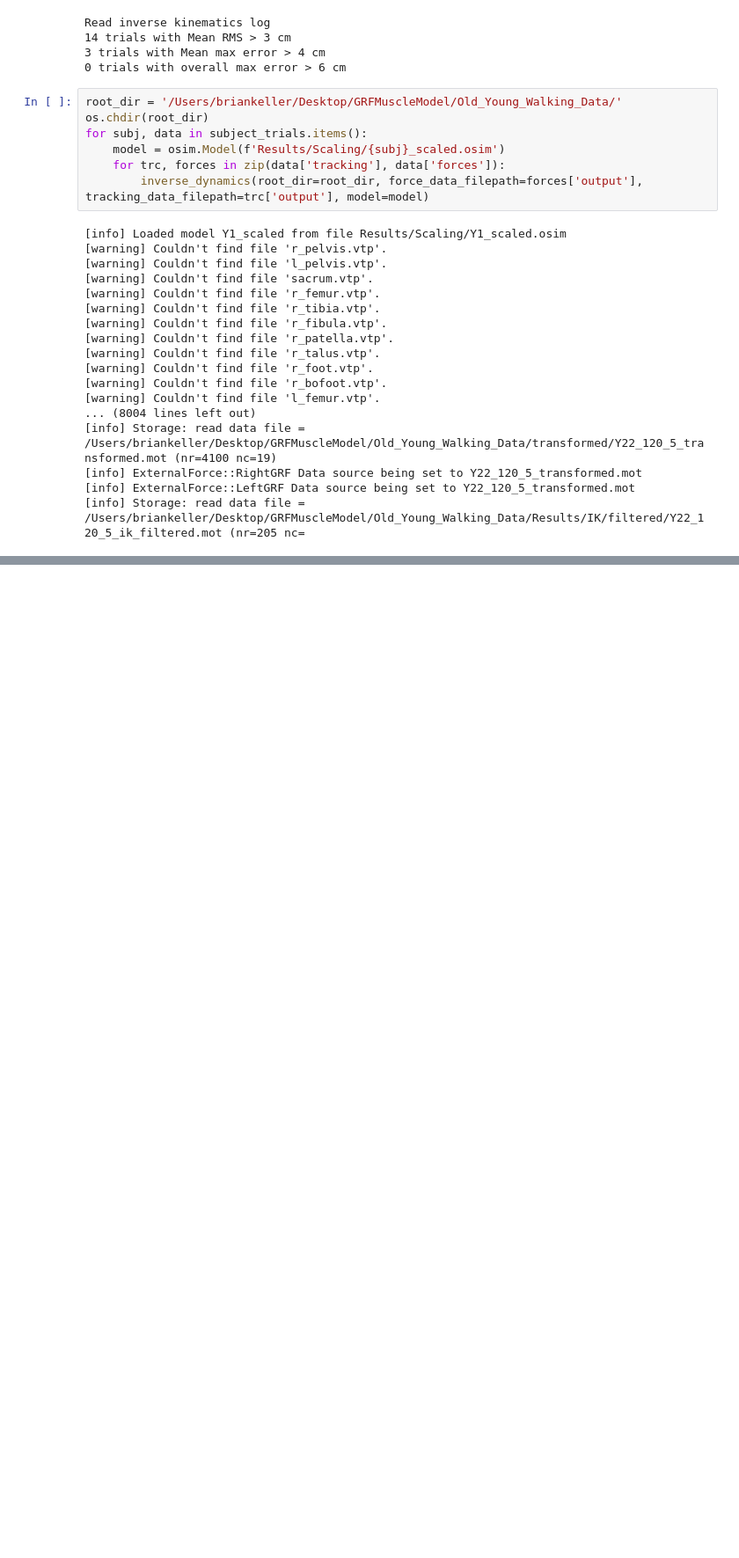
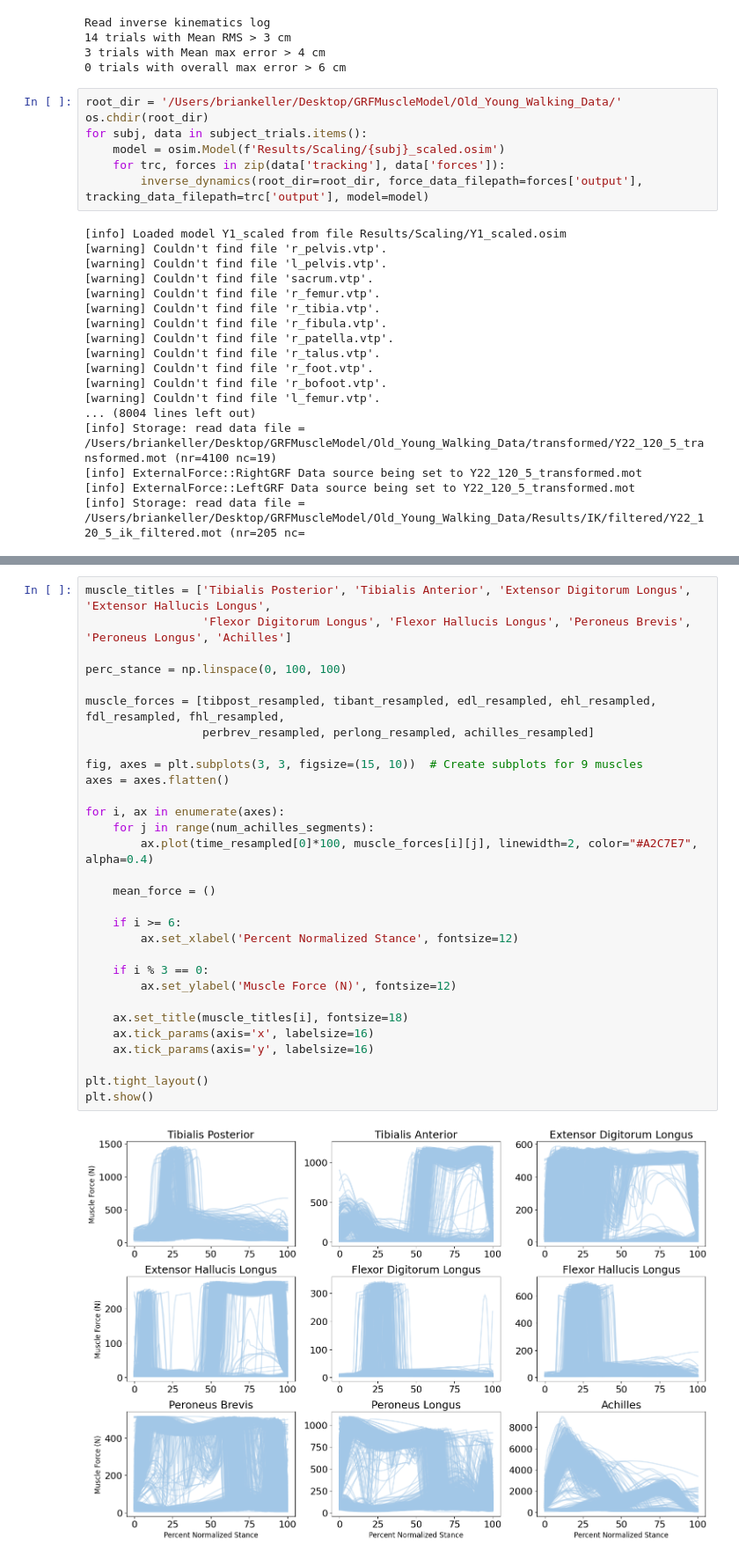
Before and after one commit to anth0nyhle/GRFMuscleModel, a Jupyter notebook: OA_Scripts/Y_BatchProcessing.ipynb, the cells around one changed output, grey strips where cells are left out. Shown at 88% size. Saved outputs shown, nothing was run; the diff lists cells and outputs as text; blank space fills up the shorter version.

```diff
--- a/OA_Scripts/Y_BatchProcessing.ipynb
+++ b/OA_Scripts/Y_BatchProcessing.ipynb
@@ -171,0 +489,32 @@ for subj, data in subject_trials.items():
+# %%
+muscle_titles = ['Tibialis Posterior', 'Tibialis Anterior', 'Extensor Digitorum Longus', 'Extensor Hallucis Longus',
+                 'Flexor Digitorum Longus', 'Flexor Hallucis Longus', 'Peroneus Brevis', 'Peroneus Longus', 'Achilles']
+
+perc_stance = np.linspace(0, 100, 100)
+
+muscle_forces = [tibpost_resampled, tibant_resampled, edl_resampled, ehl_resampled, fdl_resampled, fhl_resampled,
+                 perbrev_resampled, perlong_resampled, achilles_resampled]
+
+fig, axes = plt.subplots(3, 3, figsize=(15, 10))  # Create subplots for 9 muscles
+axes = axes.flatten()
+
+for i, ax in enumerate(axes):
+    for j in range(num_achilles_segments):
+        ax.plot(time_resampled[0]*100, muscle_forces[i][j], linewidth=2, color="#A2C7E7", alpha=0.4)
+
+    mean_force = ()
+
+    if i >= 6:
+        ax.set_xlabel('Percent Normalized Stance', fontsize=12)
+
+    if i % 3 == 0:
+        ax.set_ylabel('Muscle Force (N)', fontsize=12)
+
+    ax.set_title(muscle_titles[i], fontsize=18)
+    ax.tick_params(axis='x', labelsize=16)
+    ax.tick_params(axis='y', labelsize=16)
+
+plt.tight_layout()
+plt.show()
+# %% [output]
+[figure, added]
```
Also changed, not shown: parts of 6 cells of this notebook, 6 other files.
